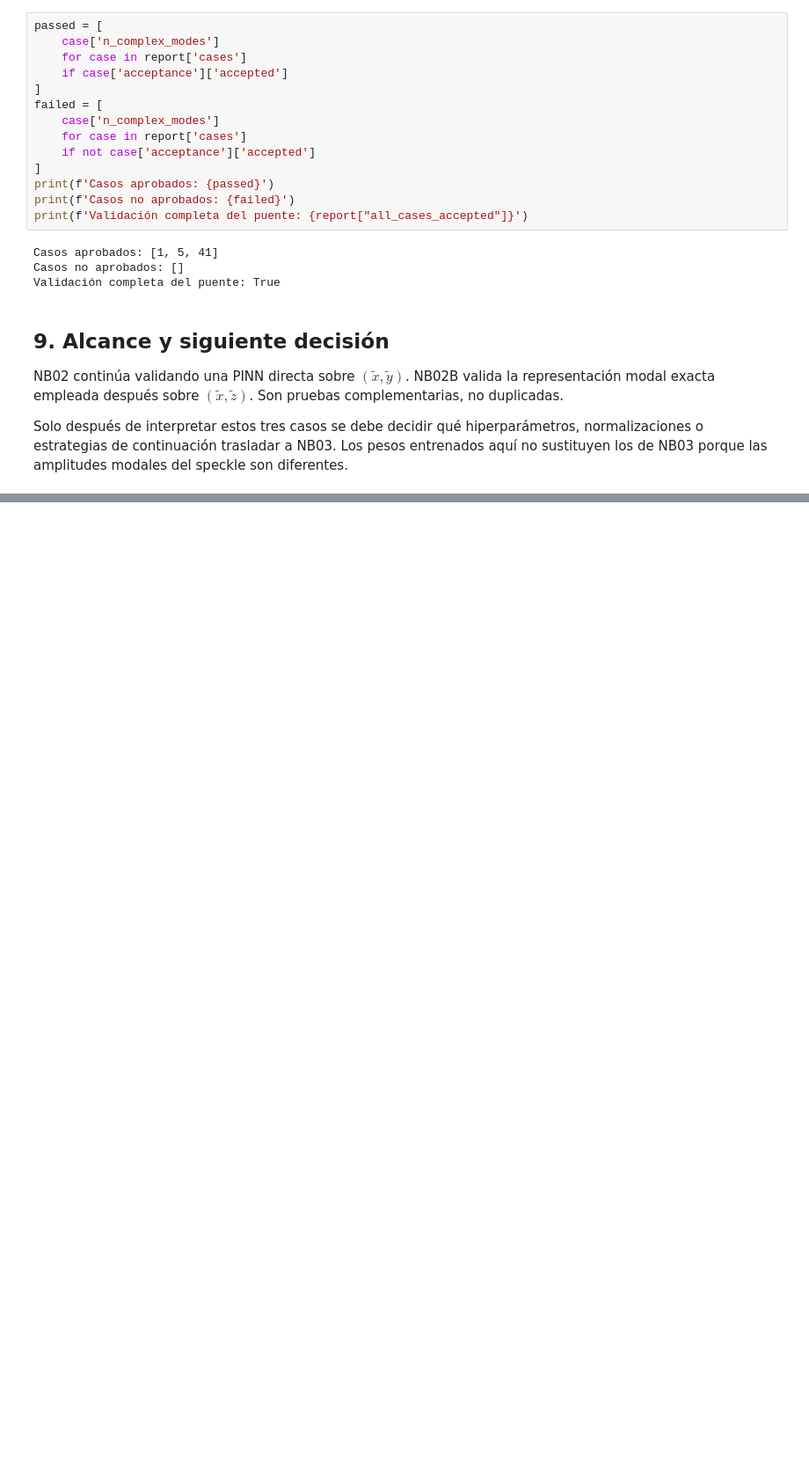
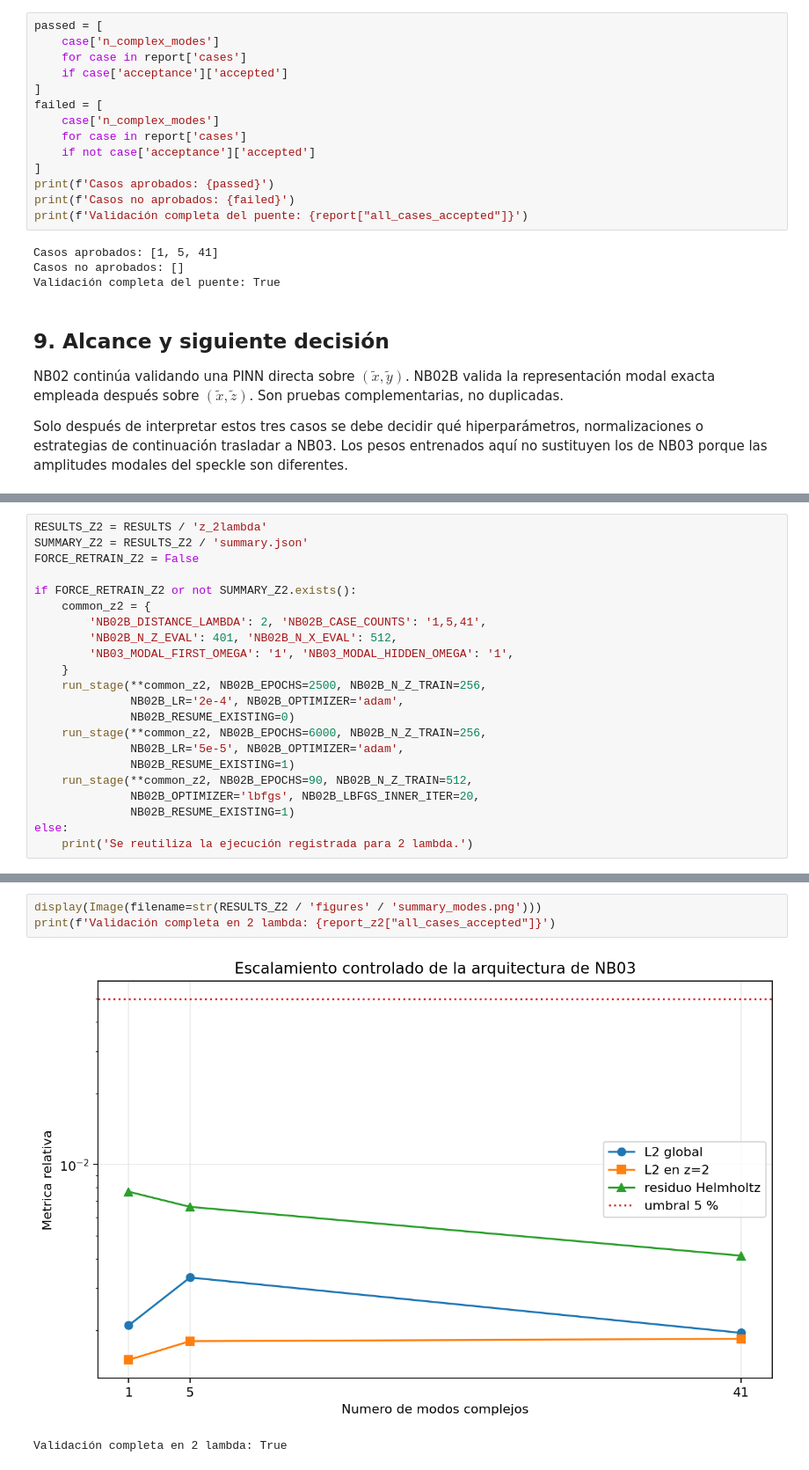
Before and after one commit to RobertoEstradah/pinn_speckle, a Jupyter notebook: notebooks/02b_validacion_puente_arquitectura_modal_nb03.ipynb, the cells around one changed output, grey strips where cells are left out. Shown at 88% size. Saved outputs shown, nothing was run; the diff lists cells and outputs as text; blank space fills up the shorter version.

```diff
--- a/notebooks/02b_validacion_puente_arquitectura_modal_nb03.ipynb
+++ b/notebooks/02b_validacion_puente_arquitectura_modal_nb03.ipynb
@@ -288,0 +295,22 @@ Solo después de interpretar estos tres casos se debe decidir qué hiperparámet
+# %%
+RESULTS_Z2 = RESULTS / 'z_2lambda'
+SUMMARY_Z2 = RESULTS_Z2 / 'summary.json'
+FORCE_RETRAIN_Z2 = False
+
+if FORCE_RETRAIN_Z2 or not SUMMARY_Z2.exists():
+    common_z2 = {
+        'NB02B_DISTANCE_LAMBDA': 2, 'NB02B_CASE_COUNTS': '1,5,41',
+        'NB02B_N_Z_EVAL': 401, 'NB02B_N_X_EVAL': 512,
+        'NB03_MODAL_FIRST_OMEGA': '1', 'NB03_MODAL_HIDDEN_OMEGA': '1',
+    }
+    run_stage(**common_z2, NB02B_EPOCHS=2500, NB02B_N_Z_TRAIN=256,
+              NB02B_LR='2e-4', NB02B_OPTIMIZER='adam',
+              NB02B_RESUME_EXISTING=0)
+    run_stage(**common_z2, NB02B_EPOCHS=6000, NB02B_N_Z_TRAIN=256,
+              NB02B_LR='5e-5', NB02B_OPTIMIZER='adam',
+              NB02B_RESUME_EXISTING=1)
+    run_stage(**common_z2, NB02B_EPOCHS=90, NB02B_N_Z_TRAIN=512,
+              NB02B_OPTIMIZER='lbfgs', NB02B_LBFGS_INNER_ITER=20,
+              NB02B_RESUME_EXISTING=1)
+else:
+    print('Se reutiliza la ejecución registrada para 2 lambda.')
@@ -288,0 +343,6 @@ Solo después de interpretar estos tres casos se debe decidir qué hiperparámet
+# %%
+display(Image(filename=str(RESULTS_Z2 / 'figures' / 'summary_modes.png')))
+print(f'Validación completa en 2 lambda: {report_z2["all_cases_accepted"]}')
+# %% [output]
+[figure, added]
+Validación completa en 2 lambda: True
```
Also changed, not shown: parts of 3 cells of this notebook, 24 other files.
